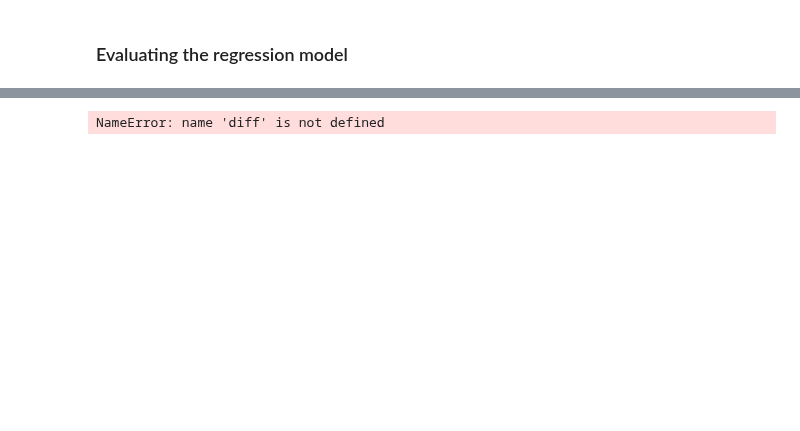
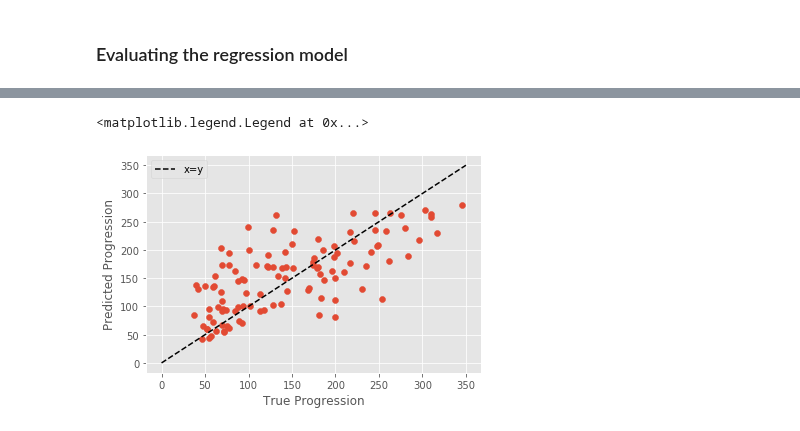
Before and after one commit to oercompbiomed/CBM101, a Jupyter notebook: F_Machine_learning/2_Supervised-Learning/3_Regression.ipynb, the cells around one changed output, grey strips where cells are left out. Drawn from its saved outputs; the diff is of its cells as text; code cells hidden in the pictures; blank space fills up the shorter version.

```diff
--- a/F_Machine_learning/2_Supervised-Learning/3_Regression.ipynb
+++ b/F_Machine_learning/2_Supervised-Learning/3_Regression.ipynb
@@ -244,5 +247,9 @@ df.describe()
 # %%
 from sklearn.model_selection import train_test_split
+
+X = diabetes.data
+y = diabetes.target
+
 X_train, X_test, y_train, y_test = train_test_split(X, y)
 # %%
 for s in (X_train, y_train, X_test, y_test):
@@ -266,7 +289,3 @@ model.score(X_test, y_test)
-# %%
-np.max(np.array([diff,pred]).shape, axis=0)
-# %% [output]
-NameError: name 'diff' is not defined
 # %%
 pred = model.predict(X_test)
 diff = y_test - pred
@@ -280,3 +298,12 @@ plt.scatter(X[:,2], y, c='r')
+# %%
+plt.scatter(y_test, pred)
+plt.xlabel('True Progression')
+plt.ylabel('Predicted Progression')
+plt.plot([0,350],[0,350], c='k', ls='--', label='x=y')
+plt.legend()
+# %% [output]
+<matplotlib.legend.Legend at 0x...>
+[figure, added]
 # %%
 # Todo: bounding boxes in images?
 # https://sklearn-theano.github.io/auto_examples/plot_single_localization.html
```
Also changed, not shown: parts of 8 cells of this notebook.
